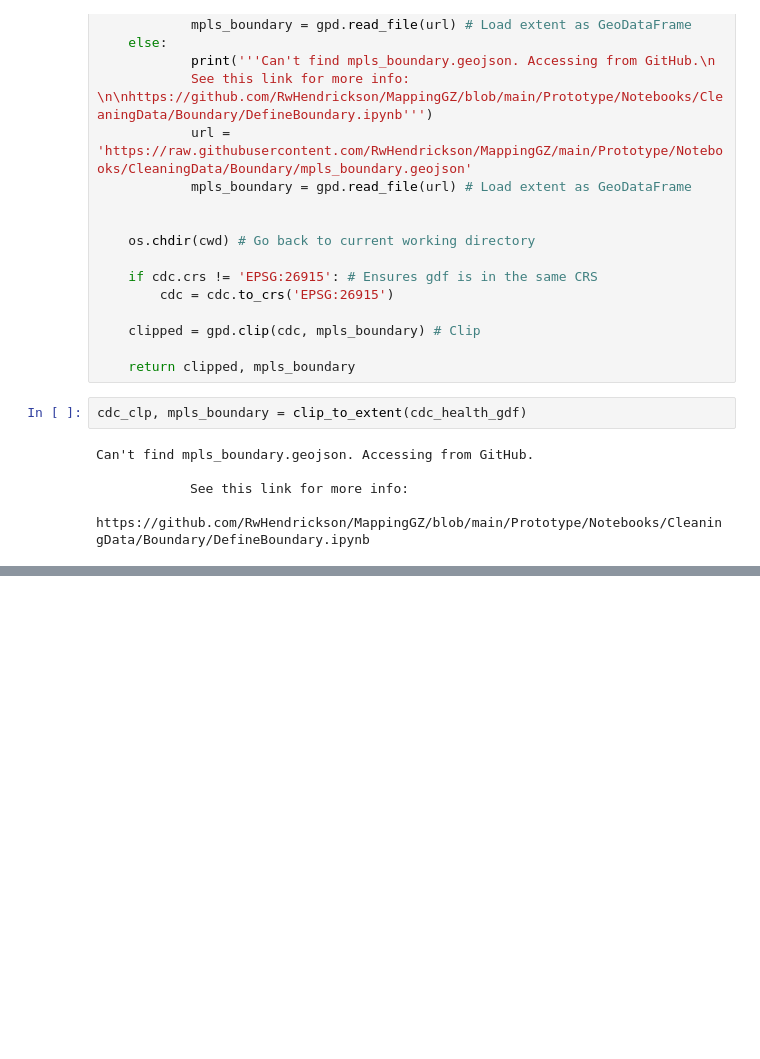
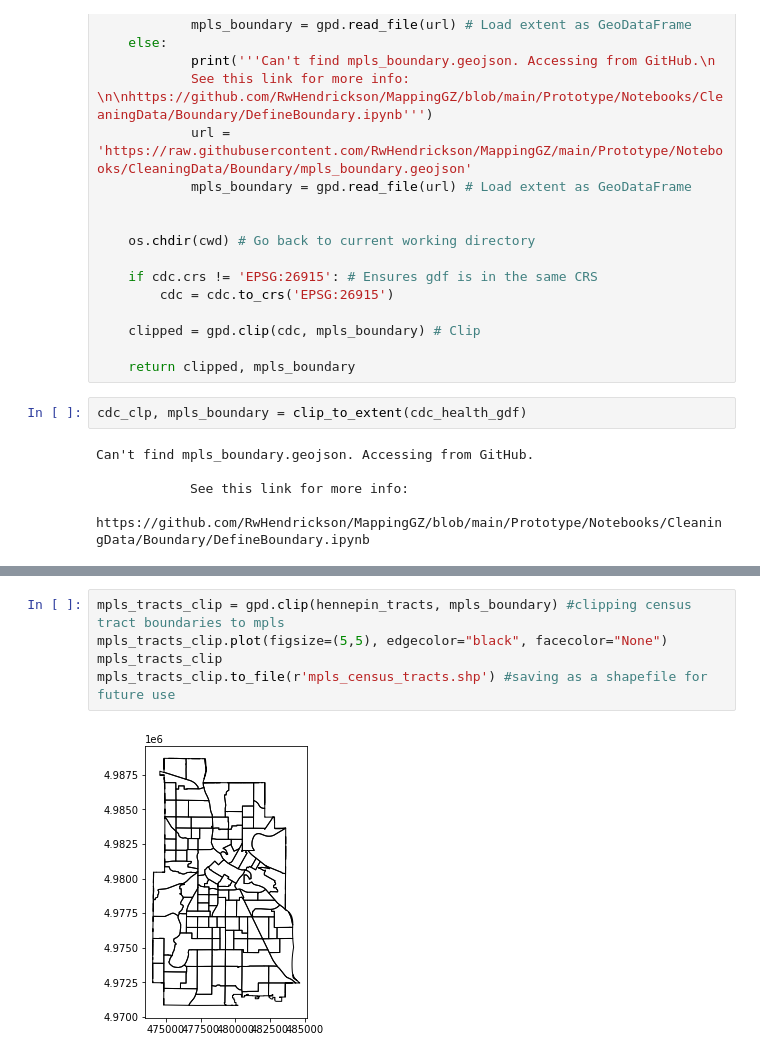
Before and after one commit to RwHendrickson/MappingGZ, a Jupyter notebook: Prototype/Notebooks/CleaningData/Health/Cleaning_PLACES.ipynb, the cells around one changed output, grey strips where cells are left out. Drawn from its saved outputs; the diff is of its cells as text; blank space fills up the shorter version.

```diff
--- a/Prototype/Notebooks/CleaningData/Health/Cleaning_PLACES.ipynb
+++ b/Prototype/Notebooks/CleaningData/Health/Cleaning_PLACES.ipynb
@@ -145,0 +133,7 @@ cdc_clp.to_file(r'mpls_health_data.geojson', driver='GeoJSON')
+# %%
+mpls_tracts_clip = gpd.clip(hennepin_tracts, mpls_boundary) #clipping census tract boundaries to mpls
+mpls_tracts_clip.plot(figsize=(5,5), edgecolor="black", facecolor="None")
+mpls_tracts_clip
+mpls_tracts_clip.to_file(r'mpls_census_tracts.shp') #saving as a shapefile for future use
+# %% [output]
+[figure, added]
```
Also changed, not shown: parts of 14 cells of this notebook, 8 other files.
